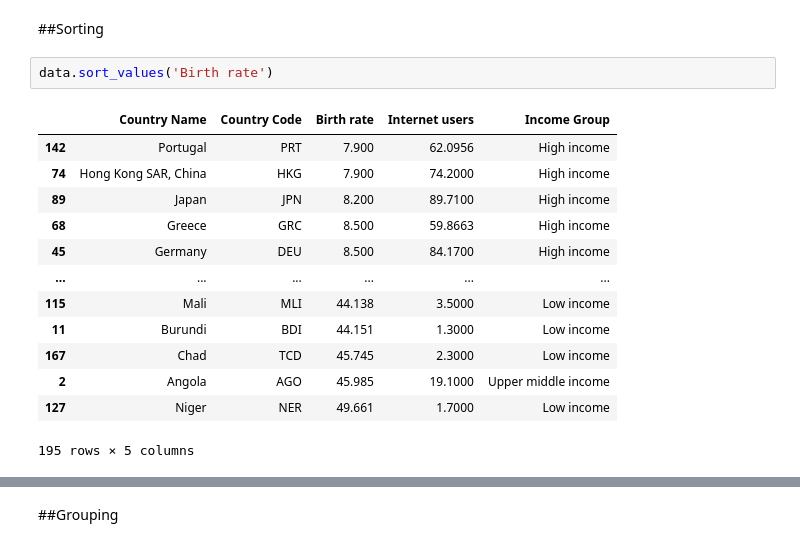
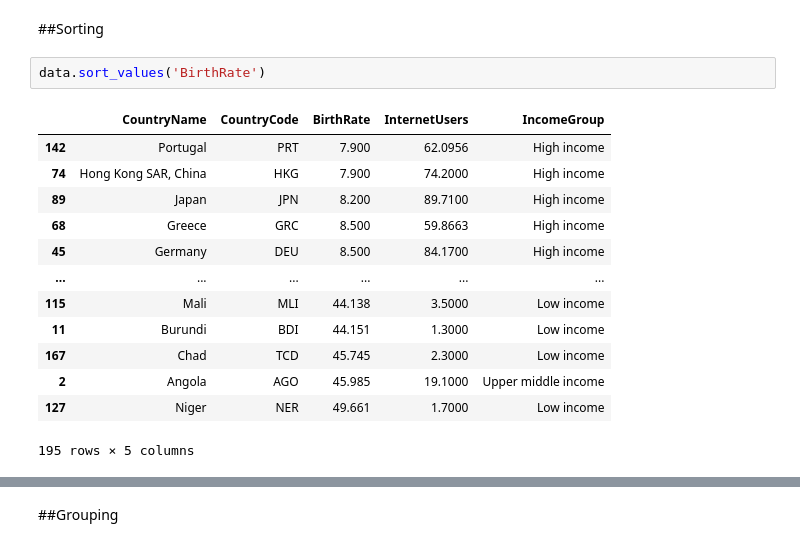
Before and after one commit to Leandro-Oak/PYTHON, a Jupyter notebook: Pandas_Udemy.ipynb, the cells around one changed output, grey strips where cells are left out. Saved outputs shown, nothing was run; the diff lists cells and outputs as text.

```diff
--- a/Pandas_Udemy.ipynb
+++ b/Pandas_Udemy.ipynb
@@ -136,9 +177,9 @@ data[(data.InternetUsers<2) & (data.BirthRate>30)]
 # %% [markdown]
 ##Sorting
 # %%
-data.sort_values('Birth rate')
+data.sort_values('BirthRate')
 # %% [output]
-|  | Country Name | Country Code | Birth rate | Internet users | Income Group |
+|  | CountryName | CountryCode | BirthRate | InternetUsers | IncomeGroup |
 | 142 | Portugal | PRT | 7.900 | 62.0956 | High income |
 | 74 | Hong Kong SAR, China | HKG | 7.900 | 74.2000 | High income |
 | 89 | Japan | JPN | 8.200 | 89.7100 | High income |
```
Also changed, not shown: parts of 45 cells of this notebook.
